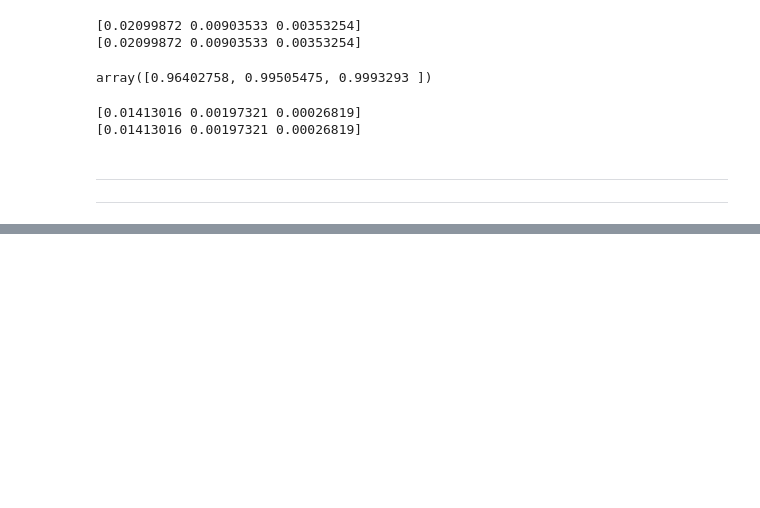
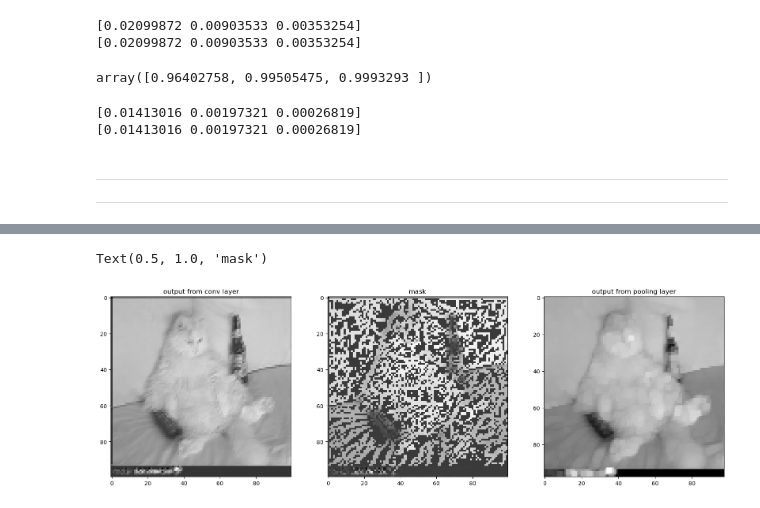
Before and after one commit to ayhanoruc/ml-collection, a Jupyter notebook: dl-from-scratch/cnn/backprop.ipynb, the cells around one changed output, grey strips where cells are left out. Saved outputs shown, nothing was run; the diff lists cells and outputs as text; code cells hidden in the pictures; blank space fills up the shorter version.

Commit message:
implemented backward method for pooling and tested it out

```diff
--- a/dl-from-scratch/cnn/backprop.ipynb
+++ b/dl-from-scratch/cnn/backprop.ipynb
@@ -54,3 +59,8 @@ print((1-res**2)*0.2)
 
 
 <img src="..\..\data\markdown_images\pooling_backprop.png" width="600" height="400" alt="Image description">
+# %%
+"""slice_1 = np.array([[0,1,2],[2,3,5],[4,7,10]])
+val = slice_1.max()
+a,b = np.where(slice_1 == val)
+a,b = int(a),int(b)"""
@@ -56,0 +152,4 @@ print((1-res**2)*0.2)
+# %%
+max_pool = PoolingLayer("max")
+max_pool.forward(output)
+print("total_slices expected:",max_pool.output_x*max_pool.output_y)
@@ -56,0 +176,13 @@ print((1-res**2)*0.2)
+# %%
+# now lets visualize the output from conv:output, pooled output max_pool.output and the mask
+fig, axs = plt.subplots(1,3 ,figsize=(20, 20))
+
+axs[0].imshow(output[:,:,0,0],cmap="gray")
+axs[0].set_title("output from conv layer")
+axs[2].imshow(max_pool.output[:,:,0,0],cmap="gray")
+axs[2].set_title("output from pooling layer")
+axs[1].imshow(max_pool.mask[:,:,0,0],cmap="gray")
+axs[1].set_title("mask")
+# %% [output]
+Text(0.5, 1.0, 'mask')
+[figure, added]
```
Also changed, not shown: parts of 7 cells of this notebook, 1 other file.
